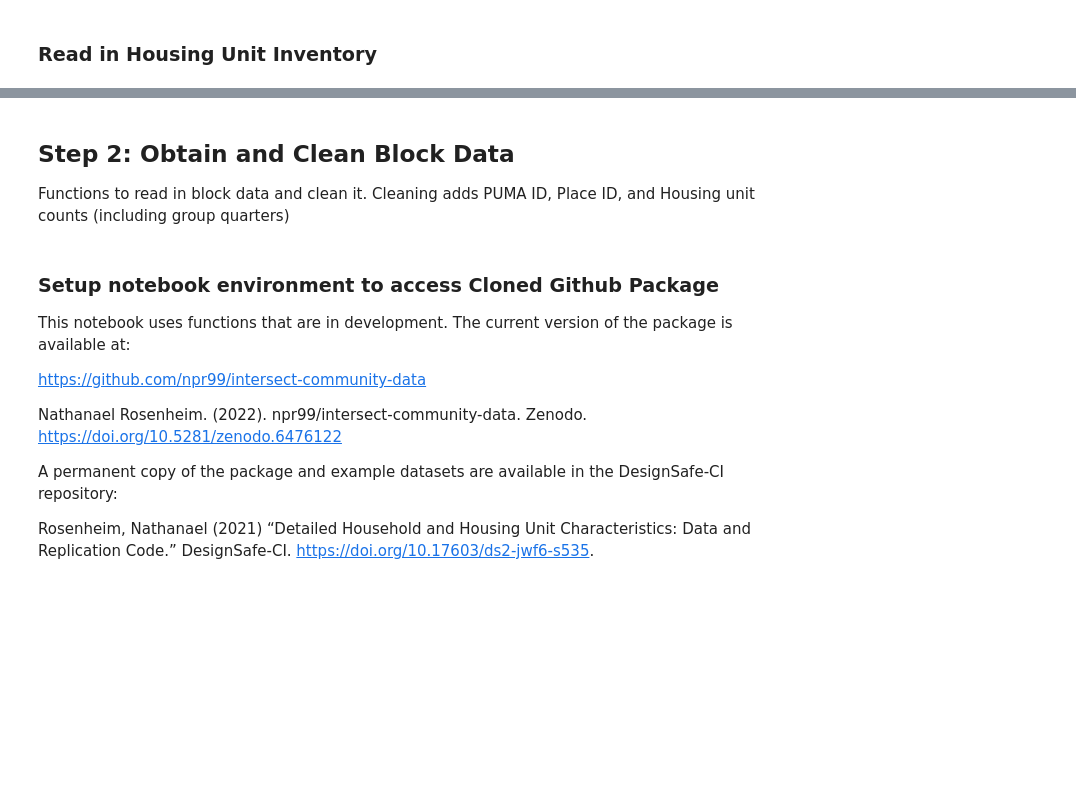
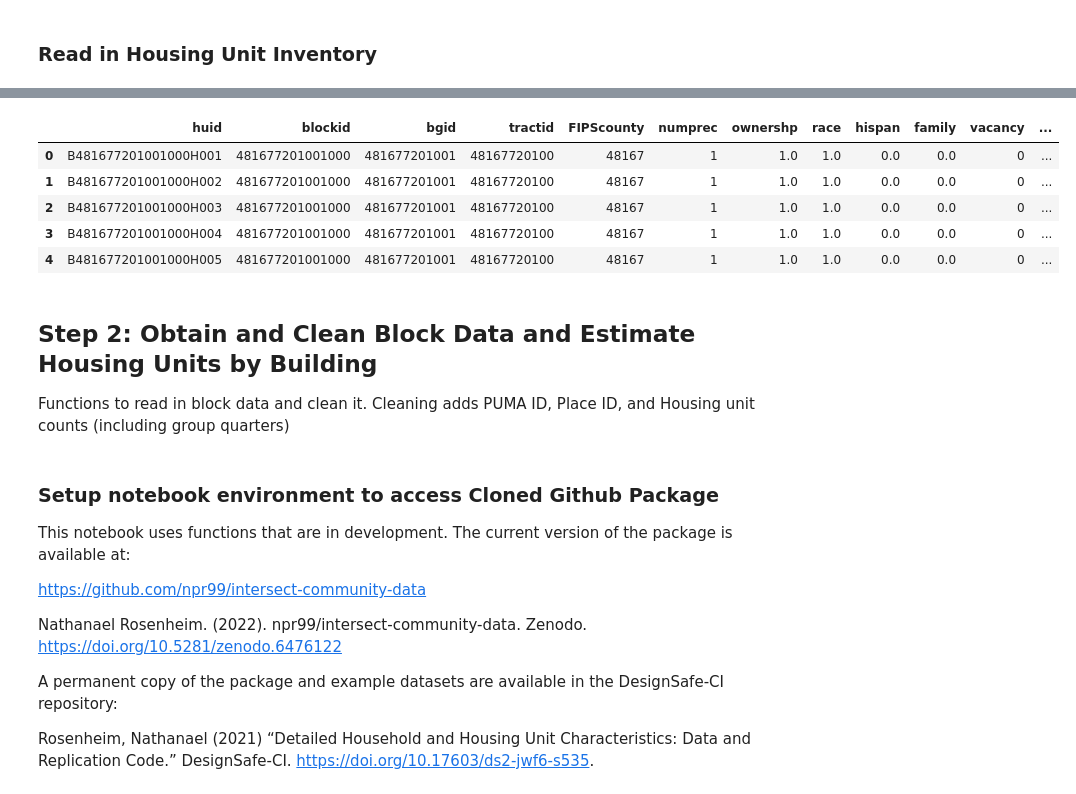
Before and after one commit to npr99/intersect-community-data, a Jupyter notebook: ncoda_07bv1_addresspoint_workflow.ipynb, the cells around one changed output, grey strips where cells are left out. Cells and saved outputs as stored; diff of their text form; code cells hidden in the pictures; blank space fills up the shorter version.

```diff
--- a/ncoda_07bv1_addresspoint_workflow.ipynb
+++ b/ncoda_07bv1_addresspoint_workflow.ipynb
@@ -151,7 +216,16 @@ top       B371559601011003H001
 freq                         1
 Name: huid, dtype: object
+# %%
+housing_unit_inv_df.head()
+# %% [output]
+|  | huid | blockid | bgid | tractid | FIPScounty | numprec | ownershp | race | hispan | family | vacancy | ... |
+| 0 | B481677201001000H001 | 481677201001000 | 481677201001 | 48167720100 | 48167 | 1 | 1.0 | 1.0 | 0.0 | 0.0 | 0 | ... |
+| 1 | B481677201001000H002 | 481677201001000 | 481677201001 | 48167720100 | 48167 | 1 | 1.0 | 1.0 | 0.0 | 0.0 | 0 | ... |
+| 2 | B481677201001000H003 | 481677201001000 | 481677201001 | 48167720100 | 48167 | 1 | 1.0 | 1.0 | 0.0 | 0.0 | 0 | ... |
+| 3 | B481677201001000H004 | 481677201001000 | 481677201001 | 48167720100 | 48167 | 1 | 1.0 | 1.0 | 0.0 | 0.0 | 0 | ... |
+| 4 | B481677201001000H005 | 481677201001000 | 481677201001 | 48167720100 | 48167 | 1 | 1.0 | 1.0 | 0.0 | 0.0 | 0 | ... |
 # %% [markdown]
-## Step 2: Obtain and Clean Block Data
+## Step 2: Obtain and Clean Block Data and Estimate Housing Units by Building
 Functions to read in block data and clean it. Cleaning adds PUMA ID, Place ID, and Housing unit counts (including group quarters)
 # %% [markdown]
 ### Setup notebook environment to access Cloned Github Package
```
Also changed, not shown: parts of 104 cells of this notebook, 3 other files.
